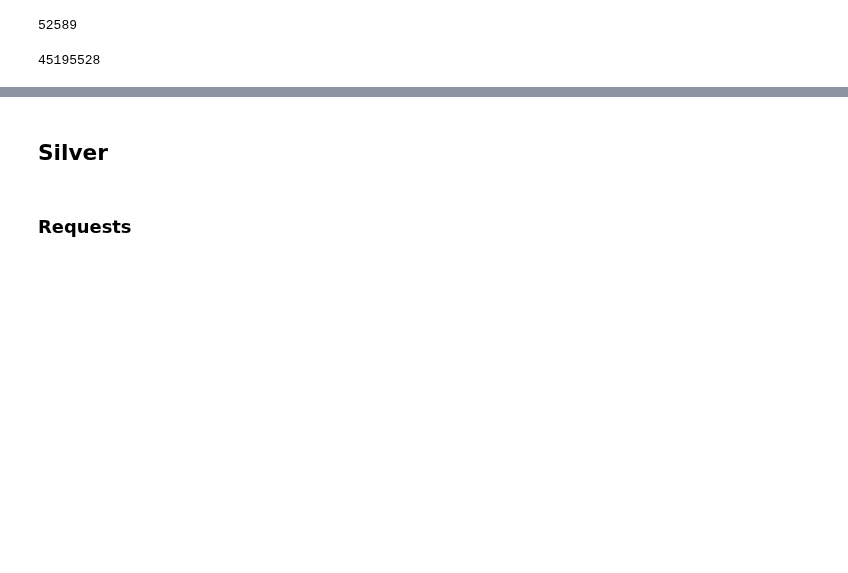
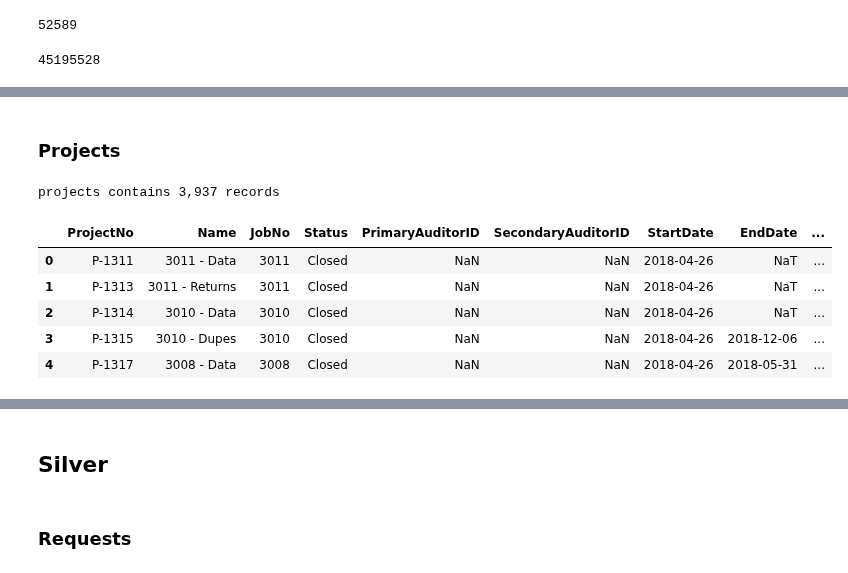
Before and after one commit to cpassorelli/call-reports, a Jupyter notebook: ipython/requests-data-warehouse-integration-exploration.ipynb, the cells around one changed output, grey strips where cells are left out. Saved outputs shown, nothing was run; the diff lists cells and outputs as text; code cells hidden in the pictures; blank space fills up the shorter version.

```diff
--- a/ipython/requests-data-warehouse-integration-exploration.ipynb
+++ b/ipython/requests-data-warehouse-integration-exploration.ipynb
@@ -535,0 +670,19 @@ employees.where('ID = 12611466').toPandas()
+# %% [markdown]
+### Projects
+# %%
+path = os.path.join(BRONZE, 'Projects')
+
+# JobNo
+# ProjectType
+# Status
+projects = spark.read.parquet(path)
+print(f'projects contains {projects.count():,} records')
+projects.limit(5).toPandas()
+# %% [output]
+projects contains 3,937 records
+|  | ProjectNo | Name | JobNo | Status | PrimaryAuditorID | SecondaryAuditorID | StartDate | EndDate | ... |
+| 0 | P-1311 | 3011 - Data | 3011 | Closed | NaN | NaN | 2018-04-26 | NaT | ... |
+| 1 | P-1313 | 3011 - Returns | 3011 | Closed | NaN | NaN | 2018-04-26 | NaT | ... |
+| 2 | P-1314 | 3010 - Data | 3010 | Closed | NaN | NaN | 2018-04-26 | NaT | ... |
+| 3 | P-1315 | 3010 - Dupes | 3010 | Closed | NaN | NaN | 2018-04-26 | 2018-12-06 | ... |
+| 4 | P-1317 | 3008 - Data | 3008 | Closed | NaN | NaN | 2018-04-26 | 2018-05-31 | ... |
```
Also changed, not shown: parts of 19 cells of this notebook, 1 other file.
